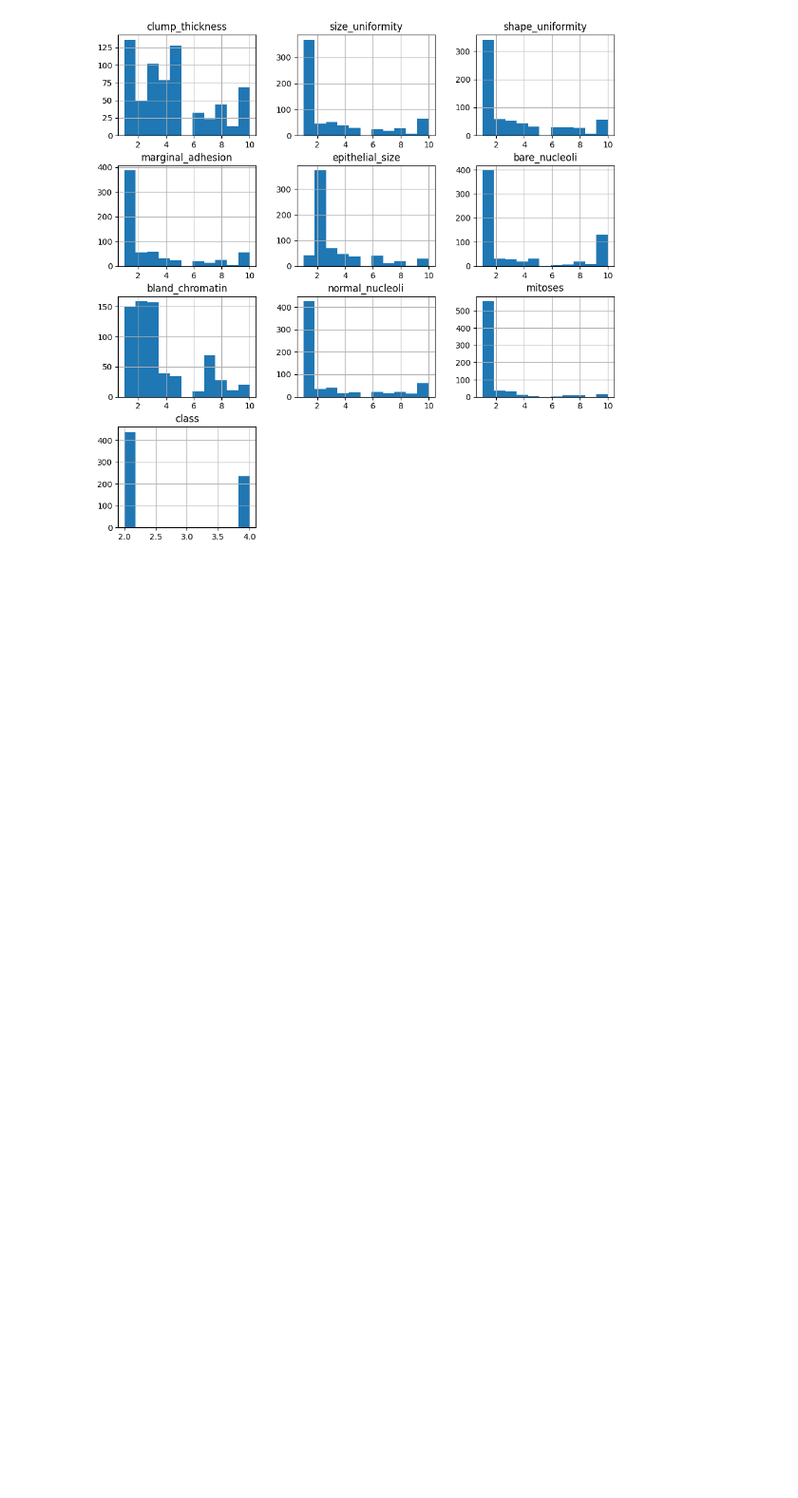
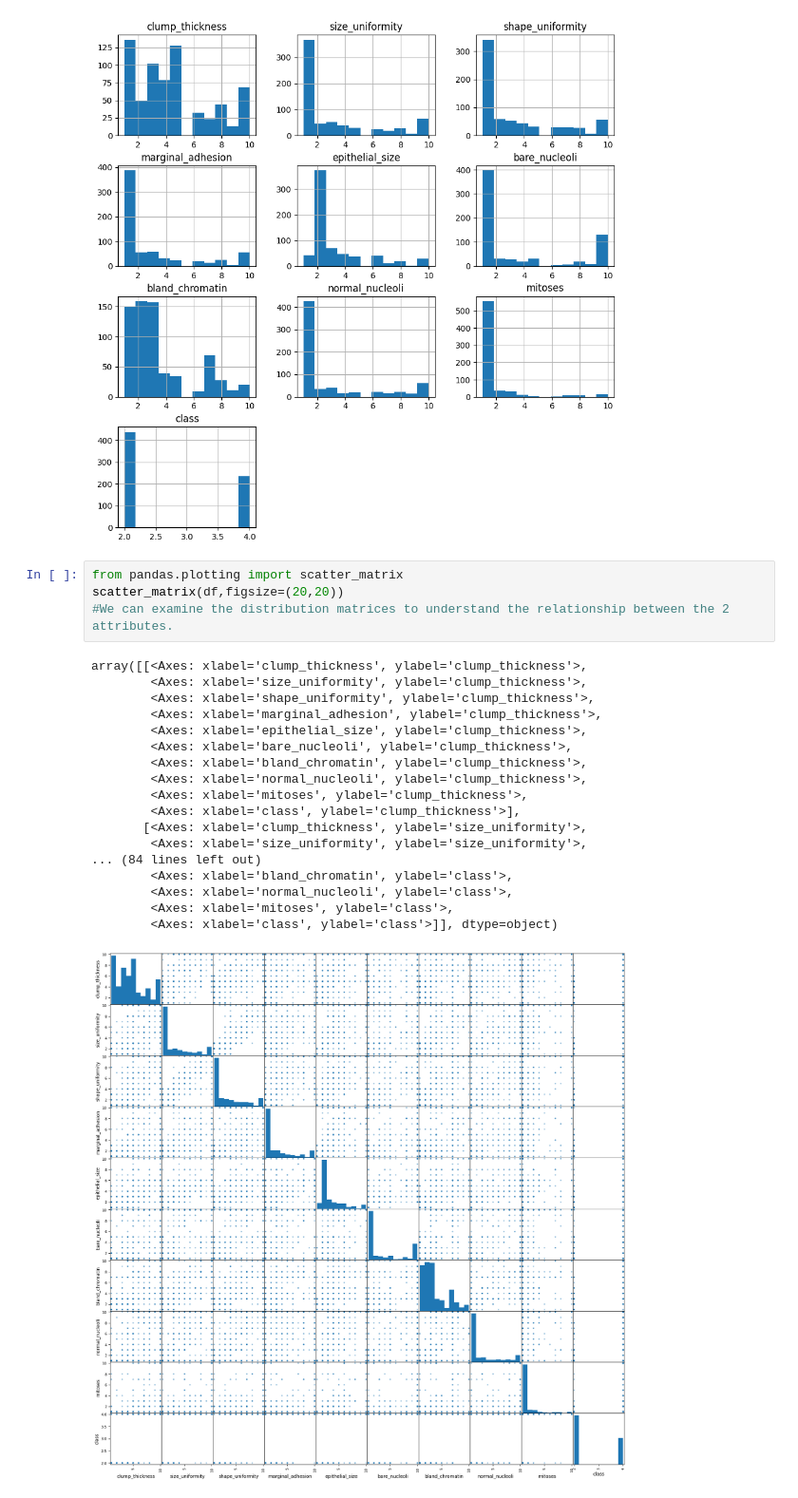
Before and after one commit to ecembostancioglu/breast_cancer_ml, a Jupyter notebook: breast_cancer.ipynb, the cells around one changed output. Shown: that part at 95% size. Saved outputs shown, nothing was run; the diff lists cells and outputs as text; blank space fills up the shorter version.

```diff
--- a/breast_cancer.ipynb
+++ b/breast_cancer.ipynb
@@ -150,3 +150,26 @@ df.hist(bins=11,figsize=(11,11)) #With these graphs we can see the data distribu
 plt.show()
 # %% [output]
 [figure]
+# %%
+from pandas.plotting import scatter_matrix
+scatter_matrix(df,figsize=(20,20))
+#We can examine the distribution matrices to understand the relationship between the 2 attributes.
+# %% [output]
+array([[<Axes: xlabel='clump_thickness', ylabel='clump_thickness'>,
+        <Axes: xlabel='size_uniformity', ylabel='clump_thickness'>,
+        <Axes: xlabel='shape_uniformity', ylabel='clump_thickness'>,
+        <Axes: xlabel='marginal_adhesion', ylabel='clump_thickness'>,
+        <Axes: xlabel='epithelial_size', ylabel='clump_thickness'>,
+        <Axes: xlabel='bare_nucleoli', ylabel='clump_thickness'>,
+        <Axes: xlabel='bland_chromatin', ylabel='clump_thickness'>,
+        <Axes: xlabel='normal_nucleoli', ylabel='clump_thickness'>,
+        <Axes: xlabel='mitoses', ylabel='clump_thickness'>,
+        <Axes: xlabel='class', ylabel='clump_thickness'>],
+       [<Axes: xlabel='clump_thickness', ylabel='size_uniformity'>,
+        <Axes: xlabel='size_uniformity', ylabel='size_uniformity'>,
+... (84 lines left out)
+        <Axes: xlabel='bland_chromatin', ylabel='class'>,
+        <Axes: xlabel='normal_nucleoli', ylabel='class'>,
+        <Axes: xlabel='mitoses', ylabel='class'>,
+        <Axes: xlabel='class', ylabel='class'>]], dtype=object)
+[figure, added]
```
Also changed, not shown: parts of 2 cells of this notebook.
